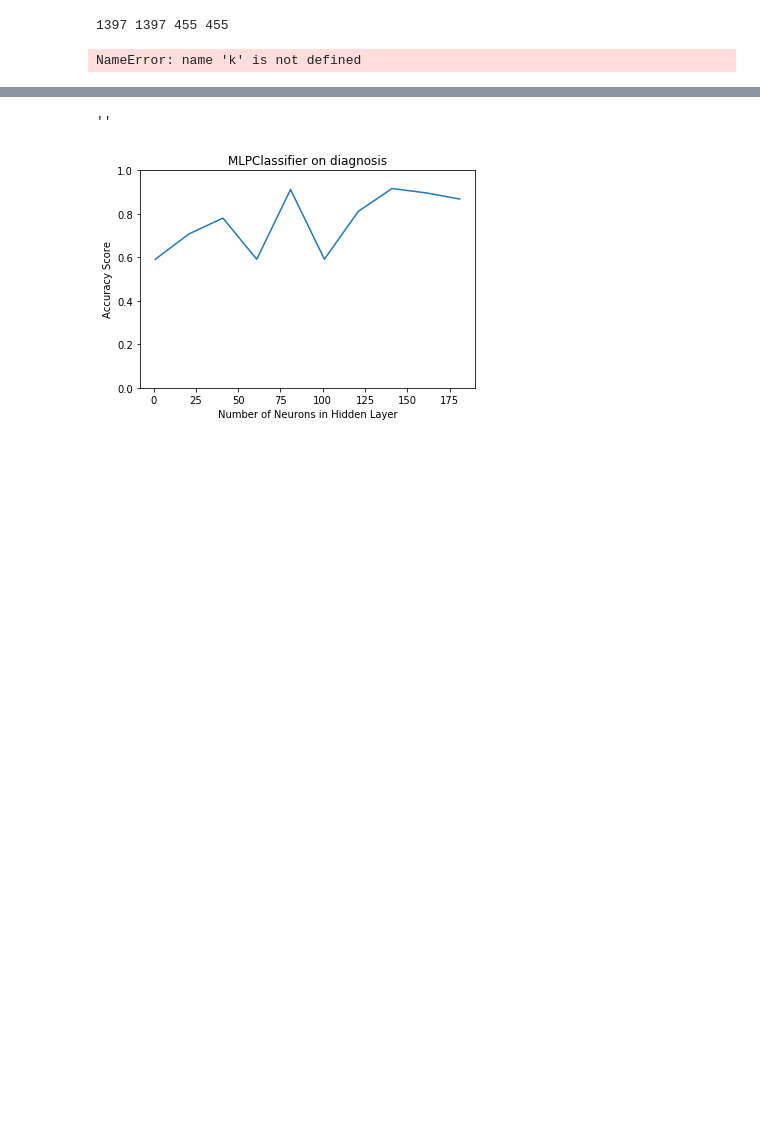
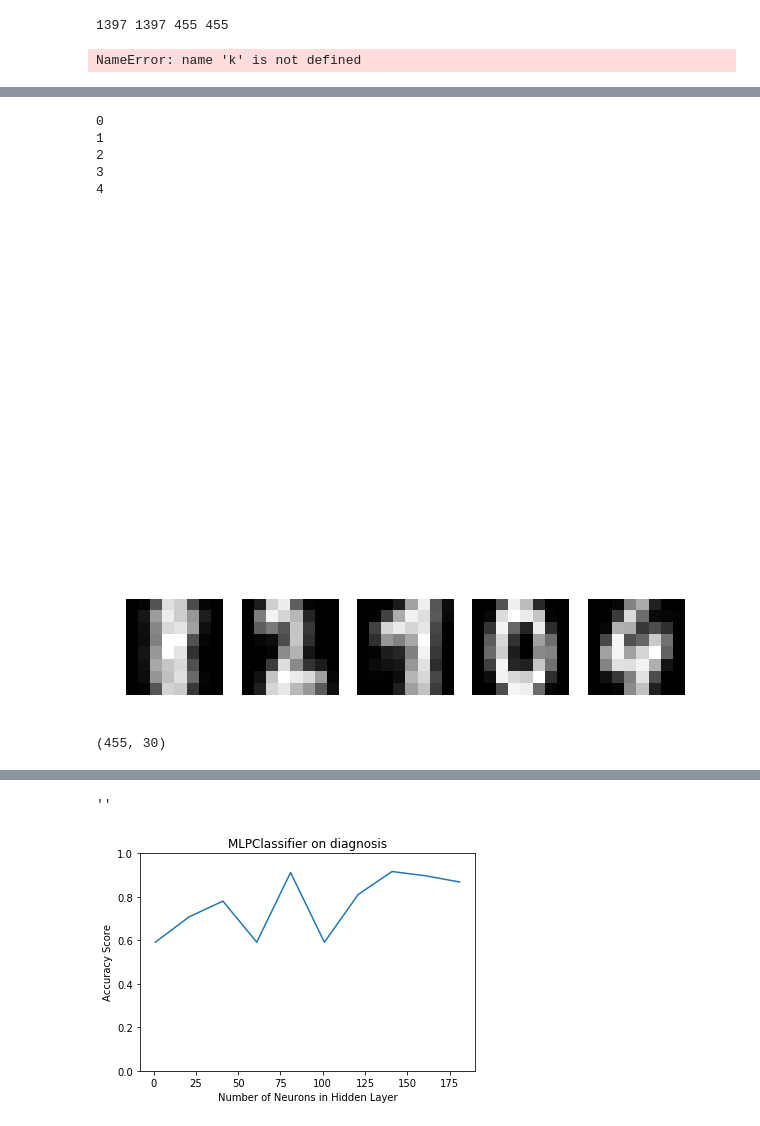
Before and after one commit to tichmangono/ML7641-Machine-Learning, a Jupyter notebook: assignment3 - unsupervised learning & dim reduction/Assignment1_tmangono3-analysis.ipynb, the cells around one changed output, grey strips where cells are left out. Saved outputs shown, nothing was run; the diff lists cells and outputs as text; code cells hidden in the pictures; blank space fills up the shorter version.

```diff
--- a/assignment3 - unsupervised learning & dim reduction/Assignment1_tmangono3-analysis.ipynb
+++ b/assignment3 - unsupervised learning & dim reduction/Assignment1_tmangono3-analysis.ipynb
@@ -146,0 +282,52 @@ NameError: name 'k' is not defined
+# %%
+dig_grps = x1_ts.groupby(by=model2.predict(x1_ts),group_keys=model2.predict(x1_ts))
+
+dig_grps2 = x1_ts.groupby(by=y1_ts,group_keys=y1_ts)
+
+dig = dig_grps.agg('mean')
+
+dig2 = dig_grps2.agg('mean')
+
+#plt.imshow(np.array(dig.iloc[0,:]).reshape(8,8), cmap='gray')
+
+from matplotlib import pyplot as plt
+import numpy as np
+
+fig,axes = plt.subplots(nrows = 2, ncols = 5, figsize=(10,10))
+
+for ax in axes.flatten():
+    ax.axis('off')
+
+##edit this line to include your own image ids
+image_id_list= dig.index[:5]
+
+for i in image_id_list:
+    #raw_image_path='./Images/'+ image_id +'jpg'
+    #raw_image = Image.open(raw_image_path)
+    #print(i, image_id)
+    axes[0,i].imshow(np.array(dig.iloc[i,:]).reshape(8,8), cmap='gray')
+
+plt.show()
+# %%
+fig,axes = plt.subplots(nrows = 2, ncols = 5, figsize=(10,10))
+
+for ax in axes.flatten():
+    ax.axis('off')
+
+##edit this line to include your own image ids
+image_id_list= dig.index[5:]
+
+for i, imd in enumerate(image_id_list):
+    #raw_image_path='./Images/'+ image_id +'jpg'
+    #raw_image = Image.open(raw_image_path)
+    print(i)
+    axes[1,i].imshow(np.array(dig.iloc[imd,:]).reshape(8,8), cmap='gray')
+
+plt.show()
+# %% [output]
+0
+1
+2
+3
+4
+[figure, added]
@@ -146,0 +353,4 @@ NameError: name 'k' is not defined
+# %%
+X.shape
+# %% [output]
+(455, 30)
```
Also changed, not shown: parts of 49 cells of this notebook, 5 other files.
